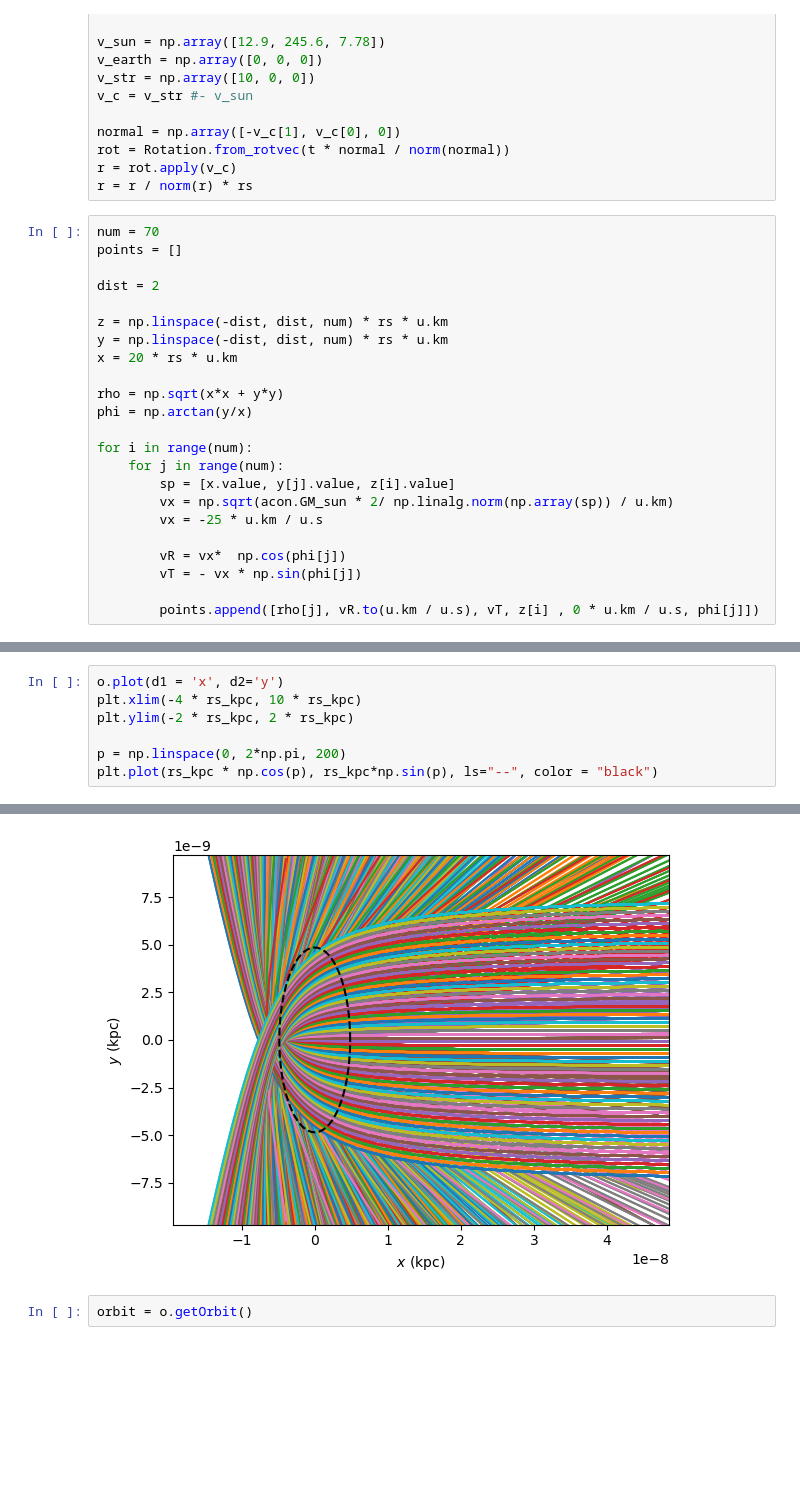
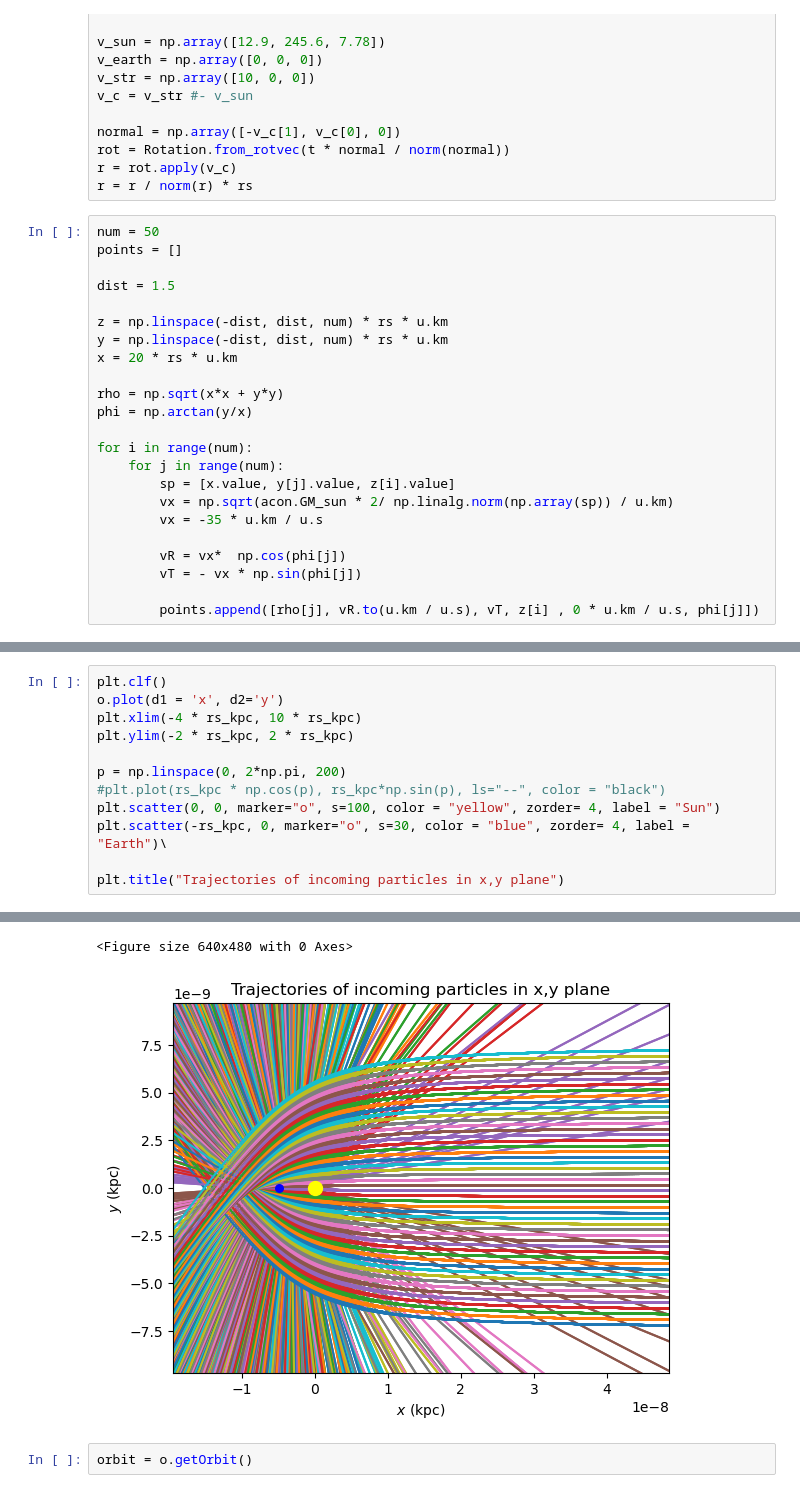
Before and after one commit to shauryagarg145/dark-matter-waves, a Jupyter notebook: solving_trajectories.ipynb, the cells around one changed output, grey strips where cells are left out. Cells and saved outputs as stored; diff of their text form; blank space fills up the shorter version.

```diff
--- a/solving_trajectories.ipynb
+++ b/solving_trajectories.ipynb
@@ -24,10 +24,10 @@ rot = Rotation.from_rotvec(t * normal / norm(normal))
 r = rot.apply(v_c)
 r = r / norm(r) * rs
 # %%
-num = 70
+num = 50
 points = []
 
-dist = 2
+dist = 1.5
 
 z = np.linspace(-dist, dist, num) * rs * u.km
 y = np.linspace(-dist, dist, num) * rs * u.km
@@ -40,7 +40,7 @@ for i in range(num):
     for j in range(num):
         sp = [x.value, y[j].value, z[i].value]
         vx = np.sqrt(acon.GM_sun * 2/ np.linalg.norm(np.array(sp)) / u.km)
-        vx = -25 * u.km / u.s
+        vx = -35 * u.km / u.s
 
         vR = vx*  np.cos(phi[j])
         vT = - vx * np.sin(phi[j])
@@ -63,10 +63,15 @@ o.integrate(ts, pot)
 
 rs_kpc = (rs * u.km).to(u.kpc).value
 # %%
+plt.clf()
 o.plot(d1 = 'x', d2='y')
 plt.xlim(-4 * rs_kpc, 10 * rs_kpc)
 plt.ylim(-2 * rs_kpc, 2 * rs_kpc)
 
 p = np.linspace(0, 2*np.pi, 200)
-plt.plot(rs_kpc * np.cos(p), rs_kpc*np.sin(p), ls="--", color = "black")
+#plt.plot(rs_kpc * np.cos(p), rs_kpc*np.sin(p), ls="--", color = "black")
+plt.scatter(0, 0, marker="o", s=100, color = "yellow", zorder= 4, label = "Sun")
+plt.scatter(-rs_kpc, 0, marker="o", s=30, color = "blue", zorder= 4, label = "Earth")\
+
+plt.title("Trajectories of incoming particles in x,y plane")
 # %% [output]
@@ -74,4 +79,5 @@ plt.plot(rs_kpc * np.cos(p), rs_kpc*np.sin(p), ls="--", color = "black")
+<Figure size 640x480 with 0 Axes>
-[figure, old version]
+[figure, new version]
 # %%
 orbit = o.getOrbit()
 # %%
```
Also changed, not shown: parts of 6 cells of this notebook.
